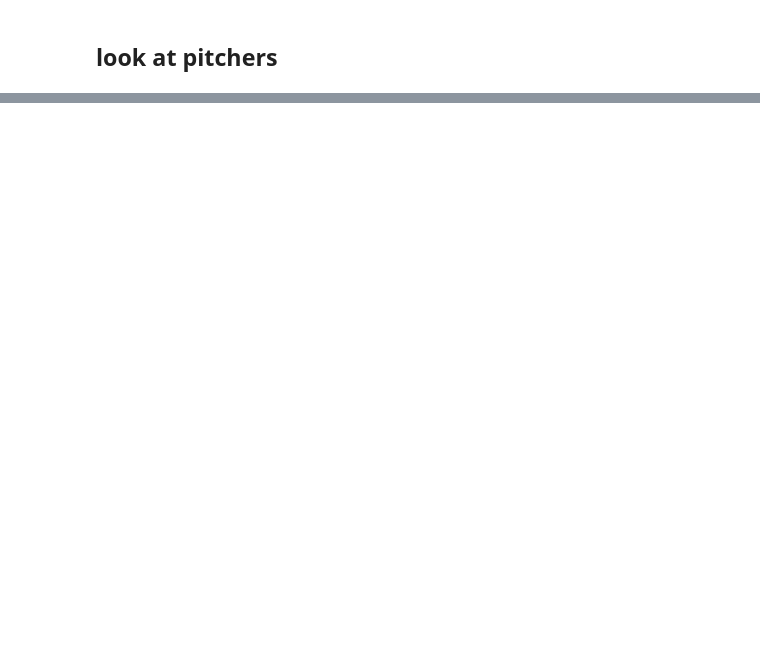
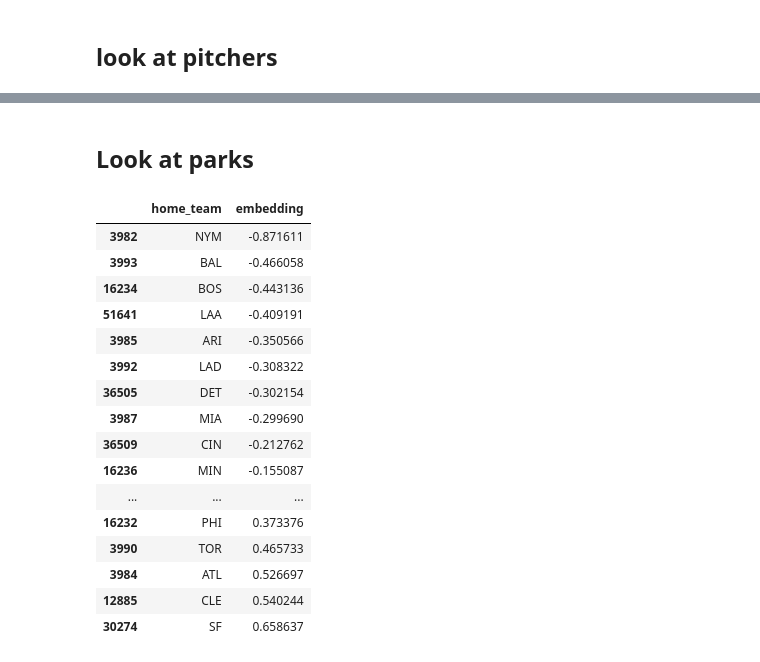
Before and after one commit to dantegates/mlb-statcast, a Jupyter notebook: deep-learning.ipynb, the cells around one changed output, grey strips where cells are left out. Saved outputs shown, nothing was run; the diff lists cells and outputs as text; code cells hidden in the pictures; blank space fills up the shorter version.

```diff
--- a/deep-learning.ipynb
+++ b/deep-learning.ipynb
@@ -569,3 +563,30 @@ Loading BokehJS ...
 [interactive output not drawn]
 [interactive output not drawn]
 [interactive output not drawn]
+# %% [markdown]
+## Look at parks
+# %%
+from sklearn.manifold import TSNE
+parks = df[['home_team']].drop_duplicates()
+park_embeddings = get_feature_embeddings(parks, 'home_team', model)
+parks['embedding'] = park_embeddings.reshape(-1)
+# %%
+parks.sort_values('embedding')
+# %% [output]
+|  | home_team | embedding |
+| 3982 | NYM | -0.871611 |
+| 3993 | BAL | -0.466058 |
+| 16234 | BOS | -0.443136 |
+| 51641 | LAA | -0.409191 |
+| 3985 | ARI | -0.350566 |
+| 3992 | LAD | -0.308322 |
+| 36505 | DET | -0.302154 |
+| 3987 | MIA | -0.299690 |
+| 36509 | CIN | -0.212762 |
+| 16236 | MIN | -0.155087 |
+| ... | ... | ... |
+| 16232 | PHI | 0.373376 |
+| 3990 | TOR | 0.465733 |
+| 3984 | ATL | 0.526697 |
+| 12885 | CLE | 0.540244 |
+| 30274 | SF | 0.658637 |
```
Also changed, not shown: parts of 7 cells of this notebook.
